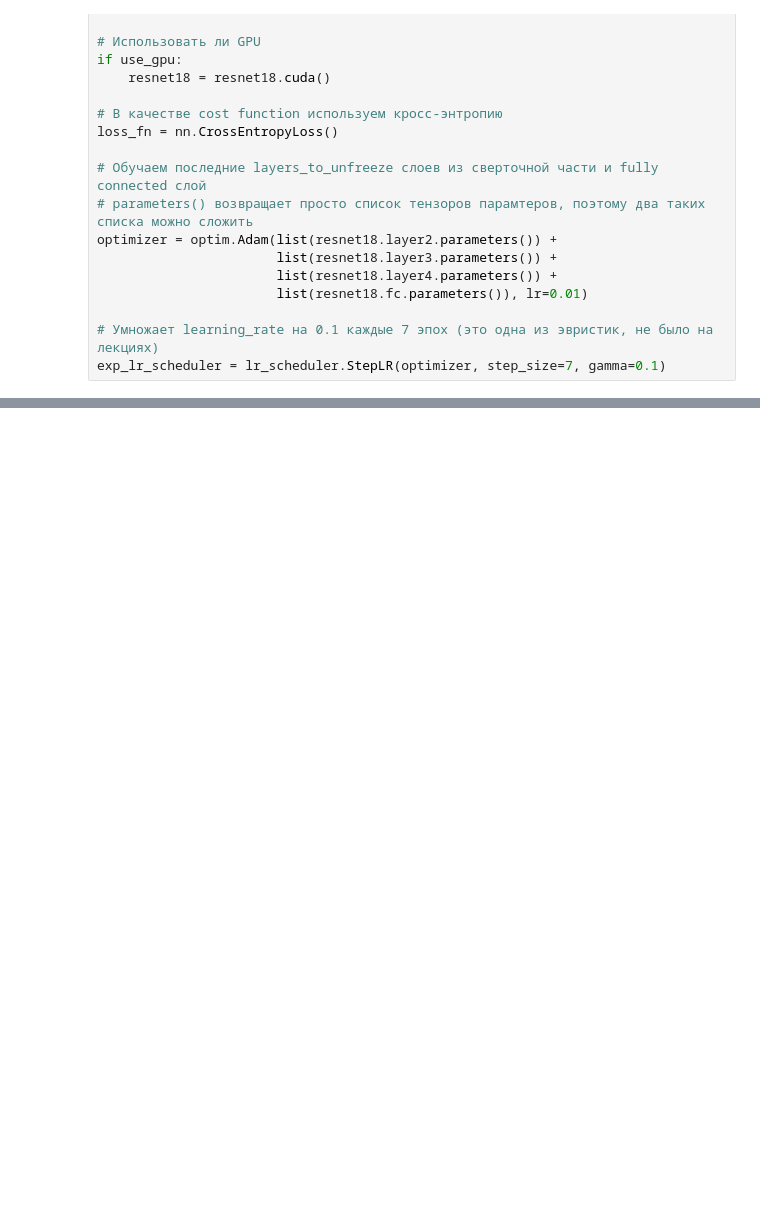
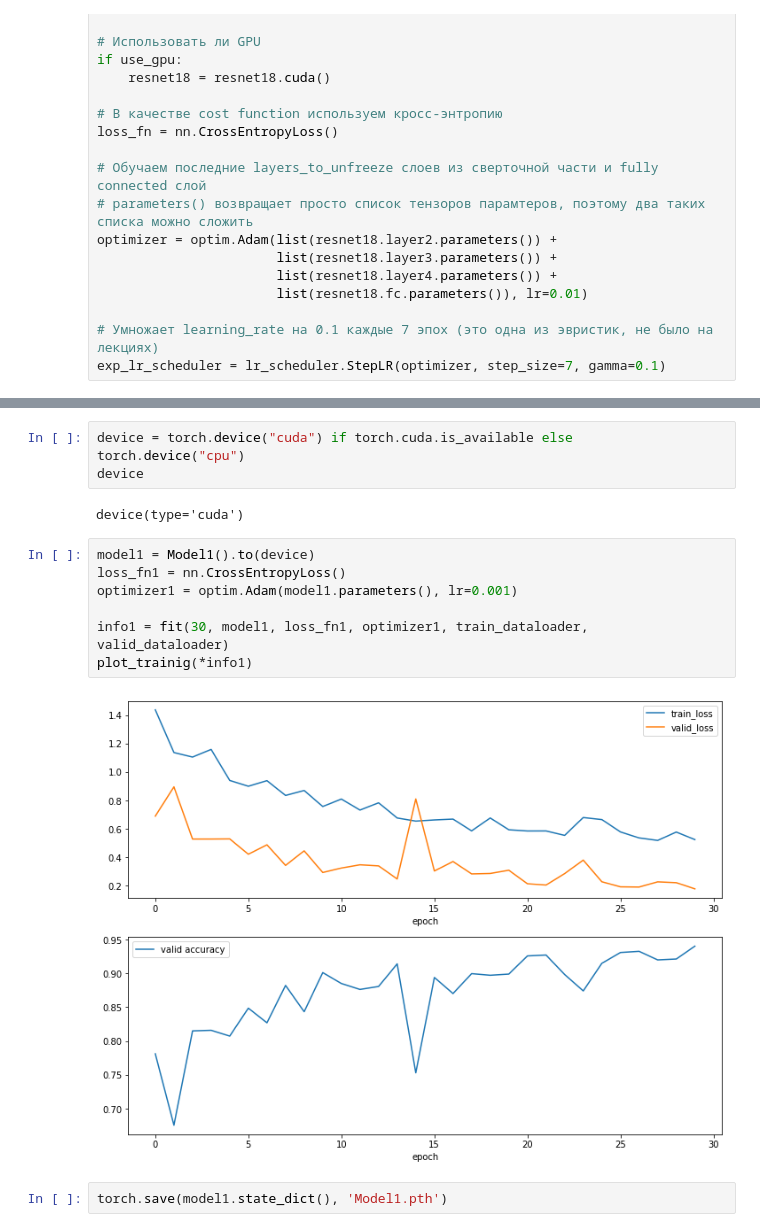
Before and after one commit to AAIvanchenko/definition_of_diseases, a Jupyter notebook: notebook/test.ipynb, the cells around one changed output, grey strips where cells are left out. Drawn from its saved outputs; the diff is of its cells as text; blank space fills up the shorter version.

```diff
--- a/notebook/test.ipynb
+++ b/notebook/test.ipynb
@@ -958,0 +928,16 @@ info1[2][-1]
+# %%
+device = torch.device("cuda") if torch.cuda.is_available else torch.device("cpu")
+device
+# %% [output]
+device(type='cuda')
+# %%
+model1 = Model1().to(device)
+loss_fn1 = nn.CrossEntropyLoss()
+optimizer1 = optim.Adam(model1.parameters(), lr=0.001)
+
+info1 = fit(30, model1, loss_fn1, optimizer1, train_dataloader, valid_dataloader)
+plot_trainig(*info1)
+# %% [output]
+[figure, added]
+# %%
+torch.save(model1.state_dict(), 'Model1.pth')
```
Also changed, not shown: parts of 61 cells of this notebook, 15 other files.
